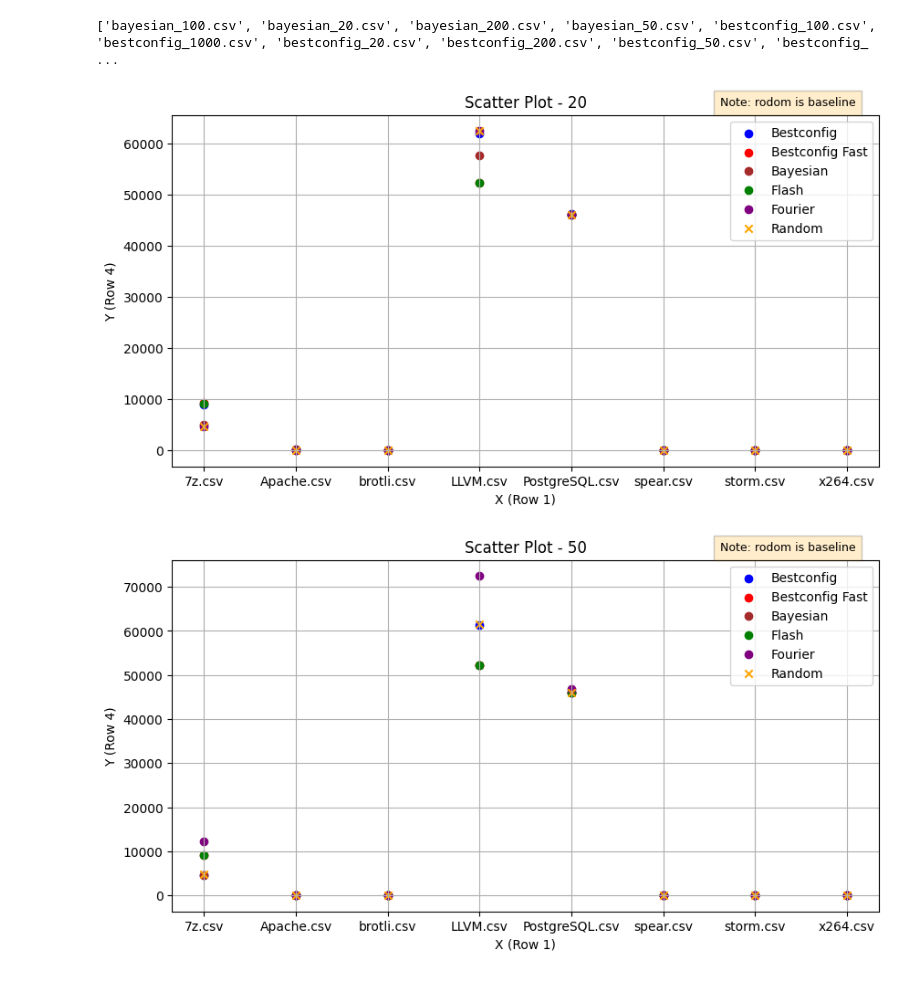
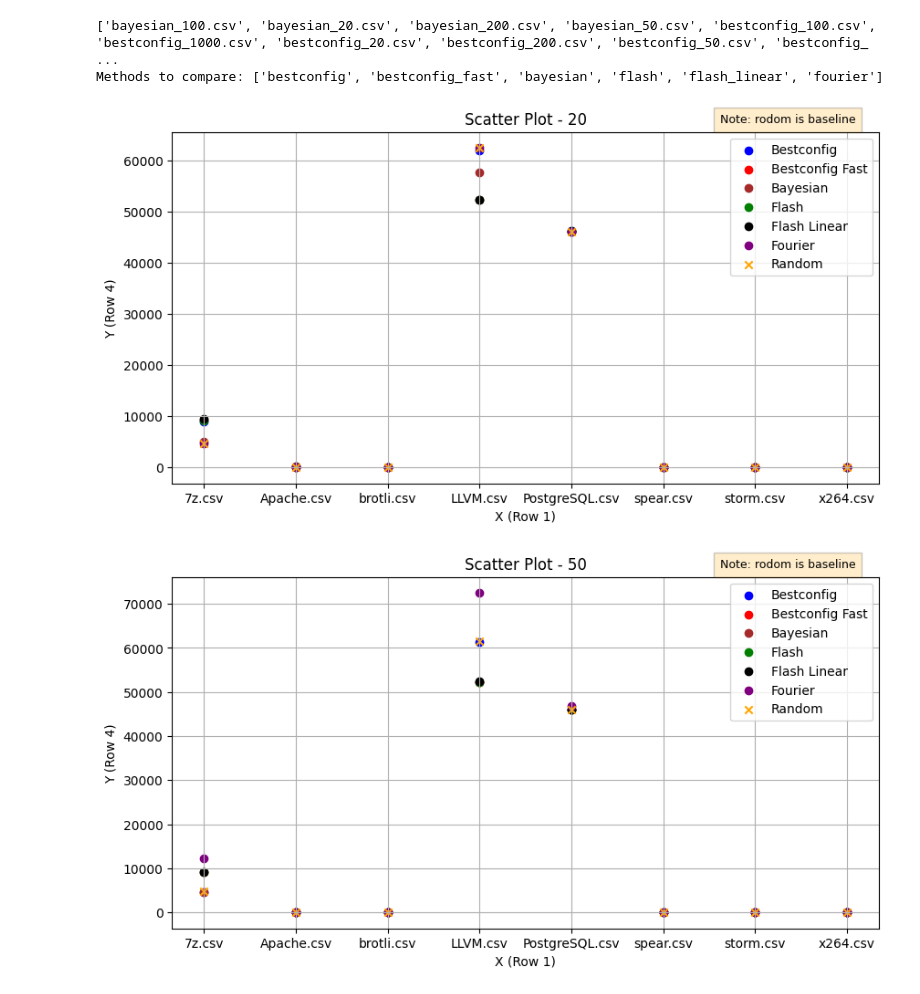
Before and after one commit to z588585/lab3, a Jupyter notebook: visualization.ipynb, the cells around one changed output. Cells and saved outputs as stored; diff of their text form; code cells hidden in the pictures.

```diff
--- a/visualization.ipynb
+++ b/visualization.ipynb
@@ -33,36 +33,40 @@ methods = {
     'bestconfig_fast': ('red', 'o'),
     'bayesian': ('brown', 'o'),
     'flash': ('green', 'o'),
+    'flash_linear': ('black', 'o'),
     'fourier': ('purple', 'o'),
     'random': ('orange', 'x'),
+
     # 'boca': ('pink', 'o'),
     # TODO: Add Boca
 }
 
 methods_to_compare = [k for k, v in methods.items() if v[1] == 'o']
+print(f"Methods to compare: {methods_to_compare}")
 budgets = [20, 50, 100, 200, 500, 1000]
 
 
 for budget in budgets:
     plt.figure(figsize=(10, 5))
     for method, (color, marker) in methods.items():
         key = f"{method}_{budget}"
         if not (method == 'bayesian' and (budget == 1000 or budget == 500)):
             plt.scatter(x[key], y[key], color=color, marker=marker,
                         label=method.replace('_', ' ').title())
     plt.title(f'Scatter Plot - {budget}')
     plt.xlabel('X (Row 1)')
     plt.ylabel('Y (Row 4)')
     plt.legend()
     plt.grid(True)
     plt.figtext(
         0.8, 0.9,
         f"Note: rodom is baseline", ha="center", fontsize=9, bbox={"facecolor": "orange", "alpha": 0.2, "pad": 5}
     )
     plt.savefig(os.path.join(results_img_path,
                 f"results_in_budget_{budget}.png"))
     plt.show()
 # %% [output]
 ['bayesian_100.csv', 'bayesian_20.csv', 'bayesian_200.csv', 'bayesian_50.csv', 'bestconfig_100.csv', 'bestconfig_1000.csv', 'bestconfig_20.csv', 'bestconfig_200.csv', 'bestconfig_50.csv', 'bestconfig_ ...
+Methods to compare: ['bestconfig', 'bestconfig_fast', 'bayesian', 'flash', 'flash_linear', 'fourier']
-[figure, old version]
+[figure, new version]
-[figure, old version]
+[figure, new version]
```
Also changed, not shown: parts of 2 cells of this notebook, 12 other files.
